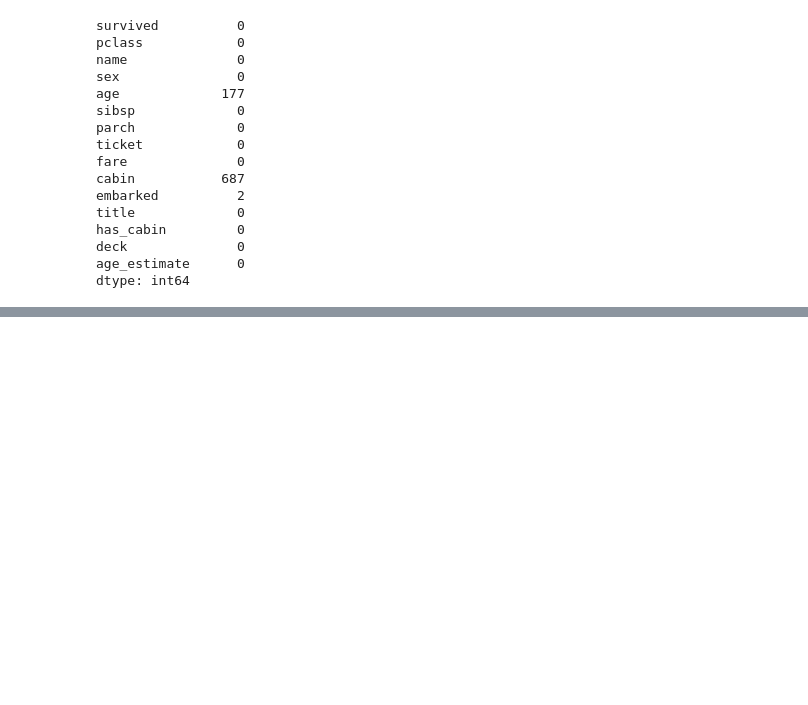
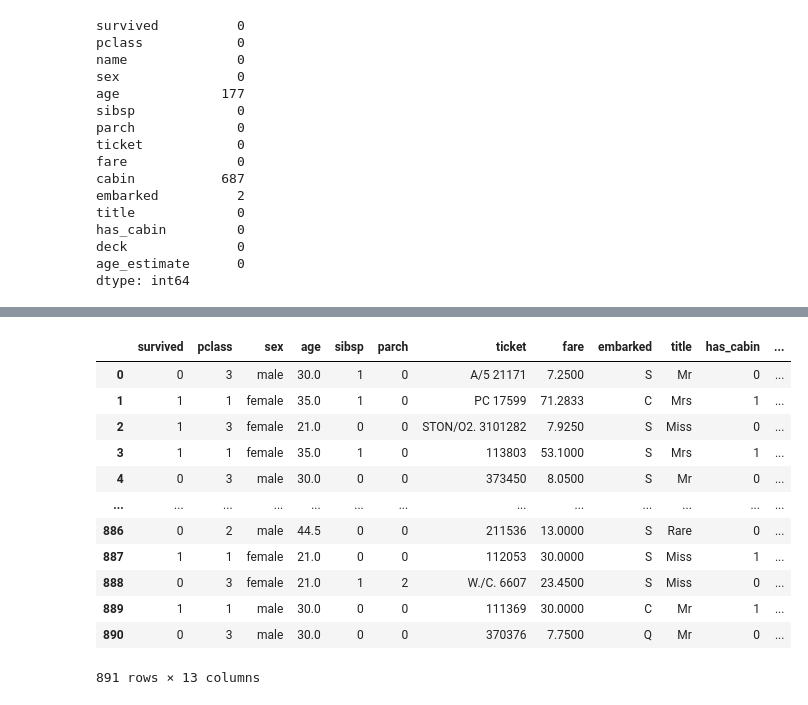
Before and after one commit to henrique-pydata/ia, a Jupyter notebook: PROJETO 1 - TITANIC/ETL/notebooks/etl_1.ipynb, the cells around one changed output, grey strips where cells are left out. Drawn from its saved outputs; the diff is of its cells as text; code cells hidden in the pictures; blank space fills up the shorter version.

```diff
--- a/PROJETO 1 - TITANIC/ETL/notebooks/etl_1.ipynb
+++ b/PROJETO 1 - TITANIC/ETL/notebooks/etl_1.ipynb
@@ -125,5 +110,5 @@ has_cabin
 1    204
 Name: count, dtype: int64
 # %%
-df_raw['deck'] = df_raw['cabin'].str[0].fillna('unknown')
+df['deck'] = df['cabin'].str[0].fillna('unknown')
 # %%
@@ -183,11 +168,11 @@ survived  pclass  name                             sex     age   sibsp  parch  t
           3       Moor, Master. Meier              male    6.00  0      1      392096   12.4750   E121     S         Master  1          E       1
 Name: count, dtype: int64
 # %%
-medians = df_raw.groupby('title')['age'].median()
+medians = df.groupby('title')['age'].median()
 
 
-idade_sugerida = df_raw['title'].map(medians)
+idade_sugerida = df['title'].map(medians)
 
 
-df_raw['age_estimate'] = idade_sugerida
+df['age_estimate'] = idade_sugerida
 # %%
@@ -209,3 +194,16 @@ has_cabin         0
 deck              0
 age_estimate      0
 dtype: int64
+# %%
+ticket_counts = df['ticket'].value_counts()
+
+len(ticket_counts)
+
+df['ticket'].nunique()
+
+df['ticket_group_size'] = df['ticket'].map(ticket_counts)
+
+
+df[df['ticket_group_size'] > 6]
+
+df[['fare', 'ticket_group_size', 'survived']].sort_values('ticket_group_size', ascending=True)
@@ -211,0 +244,19 @@ dtype: int64
+# %%
+df['age'] = df['age_estimate']
+df.drop(columns=['name', 'age_estimate', 'cabin'], inplace=True)
+# %%
+df
+# %% [output]
+|  | survived | pclass | sex | age | sibsp | parch | ticket | fare | embarked | title | has_cabin | ... |
+| 0 | 0 | 3 | male | 30.0 | 1 | 0 | A/5 21171 | 7.2500 | S | Mr | 0 | ... |
+| 1 | 1 | 1 | female | 35.0 | 1 | 0 | PC 17599 | 71.2833 | C | Mrs | 1 | ... |
+| 2 | 1 | 3 | female | 21.0 | 0 | 0 | STON/O2. 3101282 | 7.9250 | S | Miss | 0 | ... |
+| 3 | 1 | 1 | female | 35.0 | 1 | 0 | 113803 | 53.1000 | S | Mrs | 1 | ... |
+| 4 | 0 | 3 | male | 30.0 | 0 | 0 | 373450 | 8.0500 | S | Mr | 0 | ... |
+| ... | ... | ... | ... | ... | ... | ... | ... | ... | ... | ... | ... | ... |
+| 886 | 0 | 2 | male | 44.5 | 0 | 0 | 211536 | 13.0000 | S | Rare | 0 | ... |
+| 887 | 1 | 1 | female | 21.0 | 0 | 0 | 112053 | 30.0000 | S | Miss | 1 | ... |
+| 888 | 0 | 3 | female | 21.0 | 1 | 2 | W./C. 6607 | 23.4500 | S | Miss | 0 | ... |
+| 889 | 1 | 1 | male | 30.0 | 0 | 0 | 111369 | 30.0000 | C | Mr | 1 | ... |
+| 890 | 0 | 3 | male | 30.0 | 0 | 0 | 370376 | 7.7500 | Q | Mr | 0 | ... |
+891 rows × 13 columns
```
Also changed, not shown: parts of 21 cells of this notebook, 2 other files.
